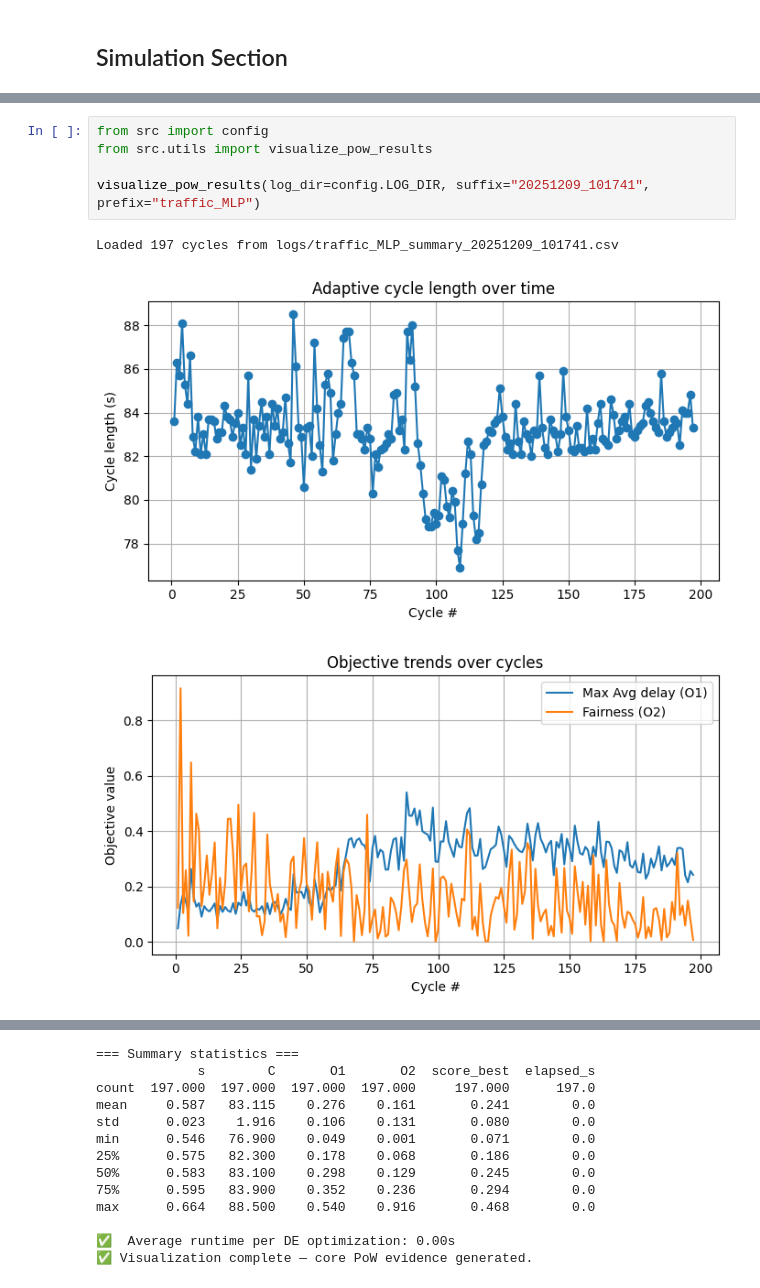
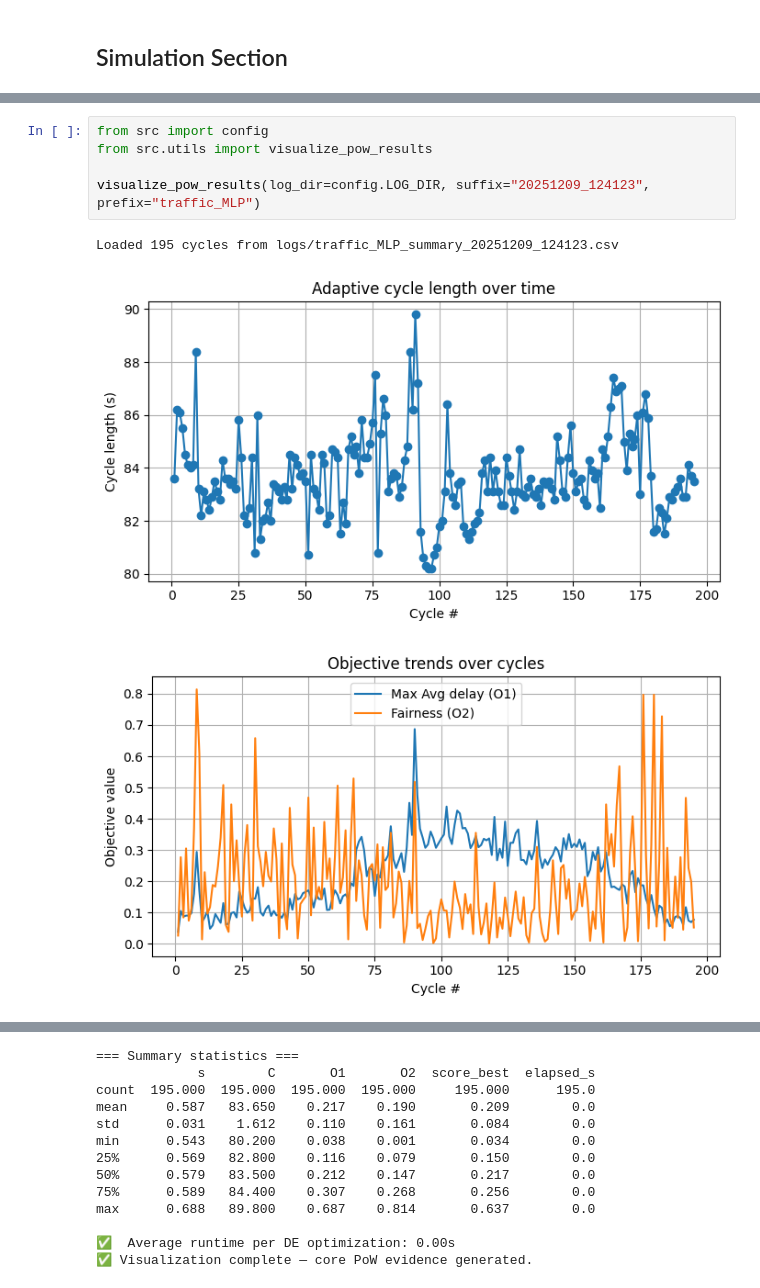
Before and after one commit to Kaos1105/EA_traffic_control, a Jupyter notebook: mlp_controller.ipynb, the cells around one changed output, grey strips where cells are left out. Cells and saved outputs as stored; diff of their text form.

```diff
--- a/mlp_controller.ipynb
+++ b/mlp_controller.ipynb
@@ -83,9 +69,9 @@ Elapsed time exceed at: cycle 198, stopping early.
 # %%
 from src import config
 from src.utils import visualize_pow_results
 
-visualize_pow_results(log_dir=config.LOG_DIR, suffix="20251209_101741", prefix="traffic_MLP")
+visualize_pow_results(log_dir=config.LOG_DIR, suffix="20251209_124123", prefix="traffic_MLP")
 # %% [output]
-Loaded 197 cycles from logs/traffic_MLP_summary_20251209_101741.csv
+Loaded 195 cycles from logs/traffic_MLP_summary_20251209_124123.csv
-[figure, old version]
+[figure, new version]
-[figure, old version]
+[figure, new version]
@@ -94,13 +80,13 @@ Loaded 197 cycles from logs/traffic_MLP_summary_20251209_101741.csv
 === Summary statistics ===
              s        C       O1       O2  score_best  elapsed_s
-count  197.000  197.000  197.000  197.000     197.000      197.0
-mean     0.587   83.115    0.276    0.161       0.241        0.0
-std      0.023    1.916    0.106    0.131       0.080        0.0
-min      0.546   76.900    0.049    0.001       0.071        0.0
-25%      0.575   82.300    0.178    0.068       0.186        0.0
-50%      0.583   83.100    0.298    0.129       0.245        0.0
-75%      0.595   83.900    0.352    0.236       0.294        0.0
-max      0.664   88.500    0.540    0.916       0.468        0.0
+count  195.000  195.000  195.000  195.000     195.000      195.0
+mean     0.587   83.650    0.217    0.190       0.209        0.0
+std      0.031    1.612    0.110    0.161       0.084        0.0
+min      0.543   80.200    0.038    0.001       0.034        0.0
+25%      0.569   82.800    0.116    0.079       0.150        0.0
+50%      0.579   83.500    0.212    0.147       0.217        0.0
+75%      0.589   84.400    0.307    0.268       0.256        0.0
+max      0.688   89.800    0.687    0.814       0.637        0.0
 
 ✅  Average runtime per DE optimization: 0.00s
 ✅ Visualization complete — core PoW evidence generated.
```
Also changed, not shown: parts of 7 cells of this notebook, 1 other file.
